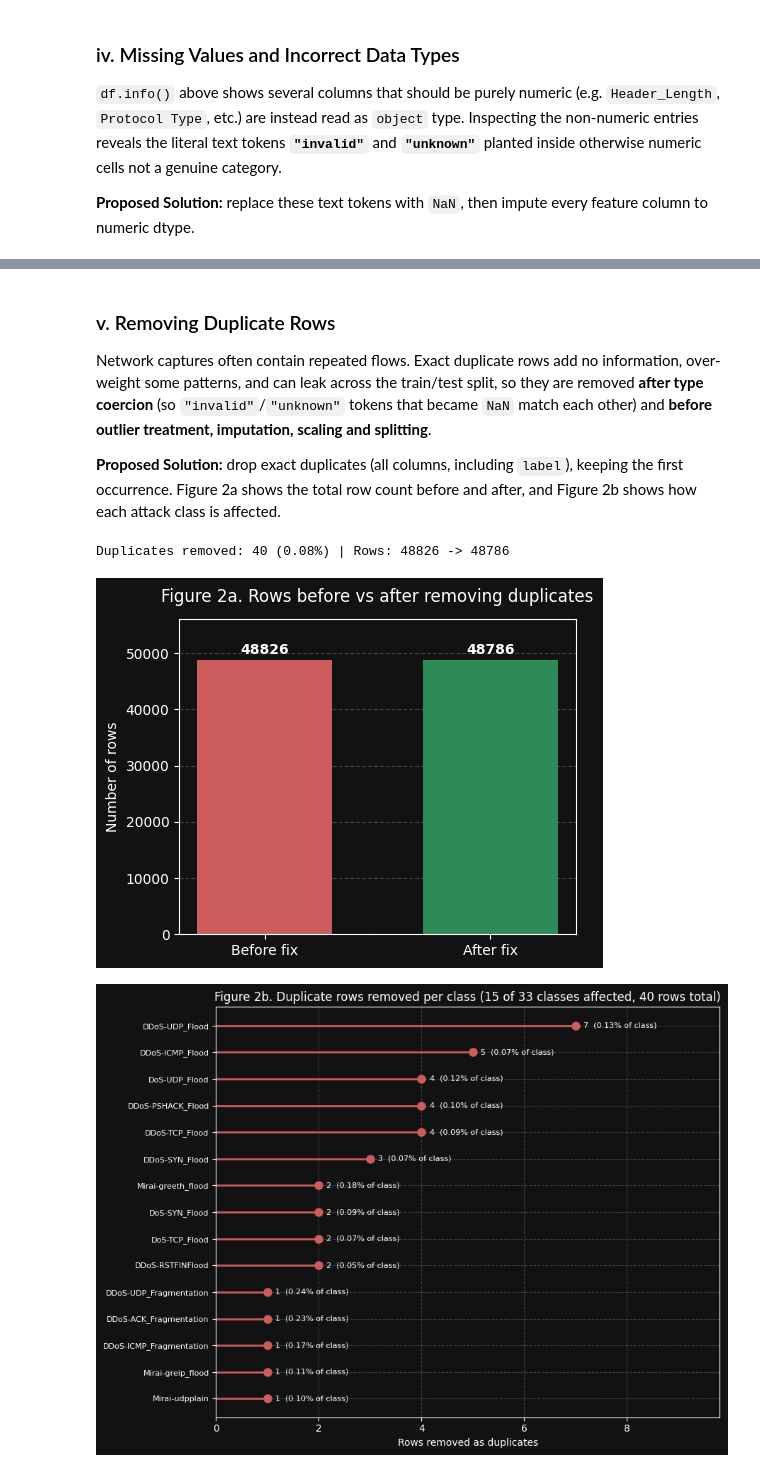
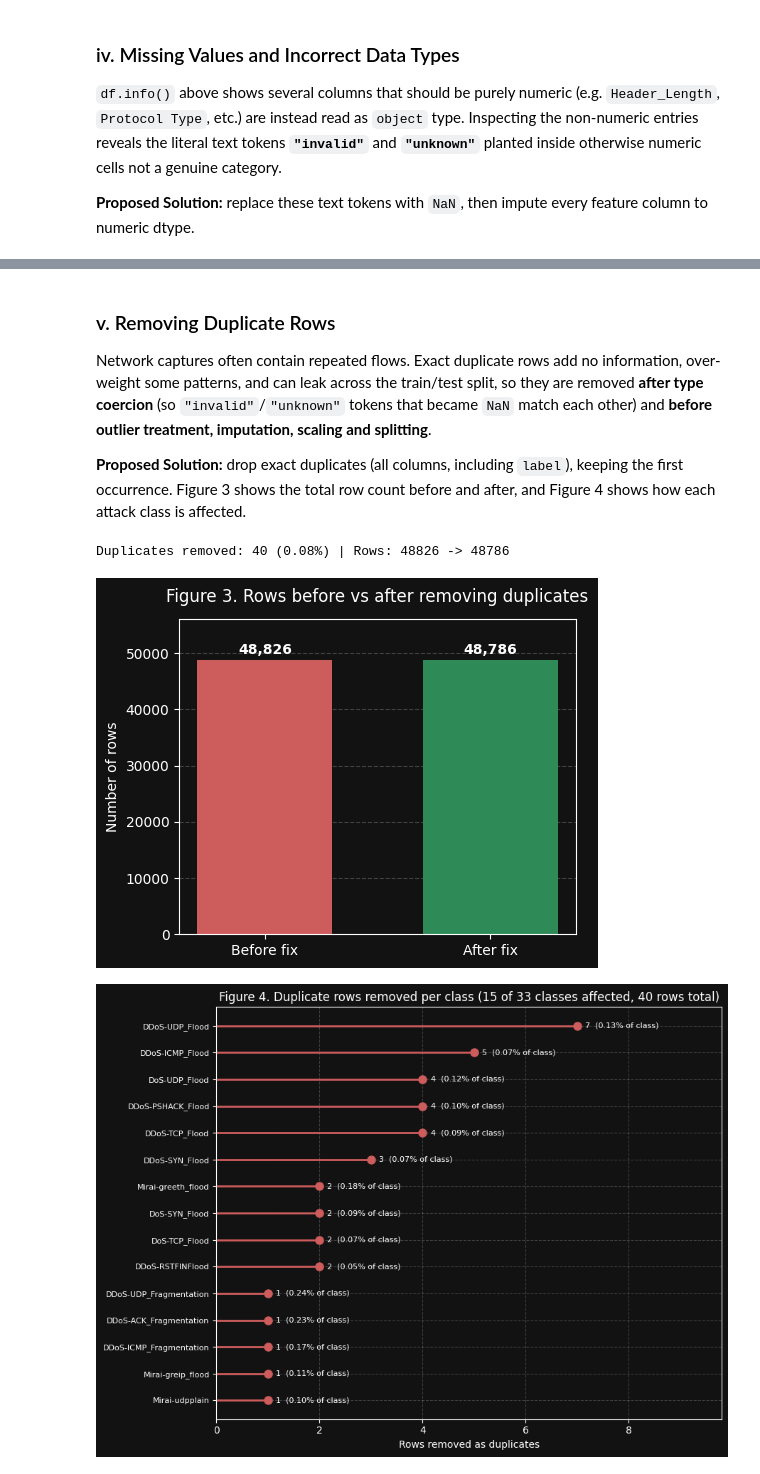
Before and after one commit to MR-Goldenyt/Argus, a Jupyter notebook: Argus.ipynb, the cells around one changed output, grey strips where cells are left out. Drawn from its saved outputs; the diff is of its cells as text; code cells hidden in the pictures.

```diff
--- a/Argus.ipynb
+++ b/Argus.ipynb
@@ -262,11 +272,8 @@ New NaNs created by coercion: 12
 
 Network captures often contain repeated flows. Exact duplicate rows add no information, over-weight some patterns, and can leak across the train/test split, so they are removed **after type coercion** (so `"invalid"`/`"unknown"` tokens that became `NaN` match each other) and **before outlier treatment, imputation, scaling and splitting**.
 
-**Proposed Solution:** drop exact duplicates (all columns, including `label`), keeping the first occurrence. Figure 2a shows the total row count before and after, and Figure 2b shows how each attack class is affected.
+**Proposed Solution:** drop exact duplicates (all columns, including `label`), keeping the first occurrence. Figure 3 shows the total row count before and after, and Figure 4 shows how each attack class is affected.
 # %%
-LABEL_COL = "label"
-
-
 def remove_duplicates(data, label_col=LABEL_COL):
     """Drop exact duplicate rows, keeping the first occurrence.
 
@@ -327,7 +334,7 @@ def plot_removed_per_class(removed, class_sizes, save_path=None):
         ax.set(
             xlim=(0, removed.max() * 1.4),  # headroom for labels
             xlabel="Rows removed as duplicates",
-            title=f"Figure 2b. Duplicate rows removed per class "
+            title=f"Figure 4. Duplicate rows removed per class "
             f"({len(removed)} of {len(class_sizes)} classes affected, {removed.sum()} rows total)",
         )
         ax.tick_params(axis="y", labelsize=8)
@@ -336,40 +343,41 @@ def plot_removed_per_class(removed, class_sizes, save_path=None):
         fig.tight_layout()
         if save_path:
             fig.savefig(save_path, dpi=240, facecolor=BG)
 
     plt.close(fig)
     return fig
 
 
 # ======== Cleaning ========
 rows_before = len(df)
 df, class_sizes, removed = remove_duplicates(df)
 n_removed = rows_before - len(df)
 
 # ======== Report ========
 print(
     f"Duplicates removed: {n_removed} ({n_removed / rows_before:.2%}) | Rows: {rows_before} -> {len(df)}"
 )
 assert removed.sum() == n_removed, "Per-class totals don't match the overall total"
 
 # ======== Figures ========
-fig2a = bar_before_after(
+fig3 = bar_before_after(
     [rows_before, len(df)],
-    "Figure 2a. Rows before vs after removing duplicates",
+    "Figure 3. Rows before vs after removing duplicates",
     "Number of rows",
-    # save_path=f"{FIG_DIR}/fig2a_duplicates_rows.png",
+    # save_path=f"{FIG_DIR}/fig3_duplicates_rows.png",
 )
 
 if removed.empty:
     print("No duplicates found, skipping Figure 2b.")
-    display(fig2a)
+    display(fig3)
 else:
-    fig2b = plot_removed_per_class(
-        removed, class_sizes,
-        # save_path=f"{FIG_DIR}/fig2b_duplicates_per_class.png",
+    fig4 = plot_removed_per_class(
+        removed,
+        class_sizes,
+        # save_path=f"{FIG_DIR}/fig4_duplicates_per_class.png",
     )
-    display(fig2a, fig2b)
+    display(fig3, fig4)
 # %% [output]
 Duplicates removed: 40 (0.08%) | Rows: 48826 -> 48786
-[figure, old version]
+[figure, new version]
-[figure, old version]
+[figure, new version]
```
Also changed, not shown: parts of 7 cells of this notebook.
